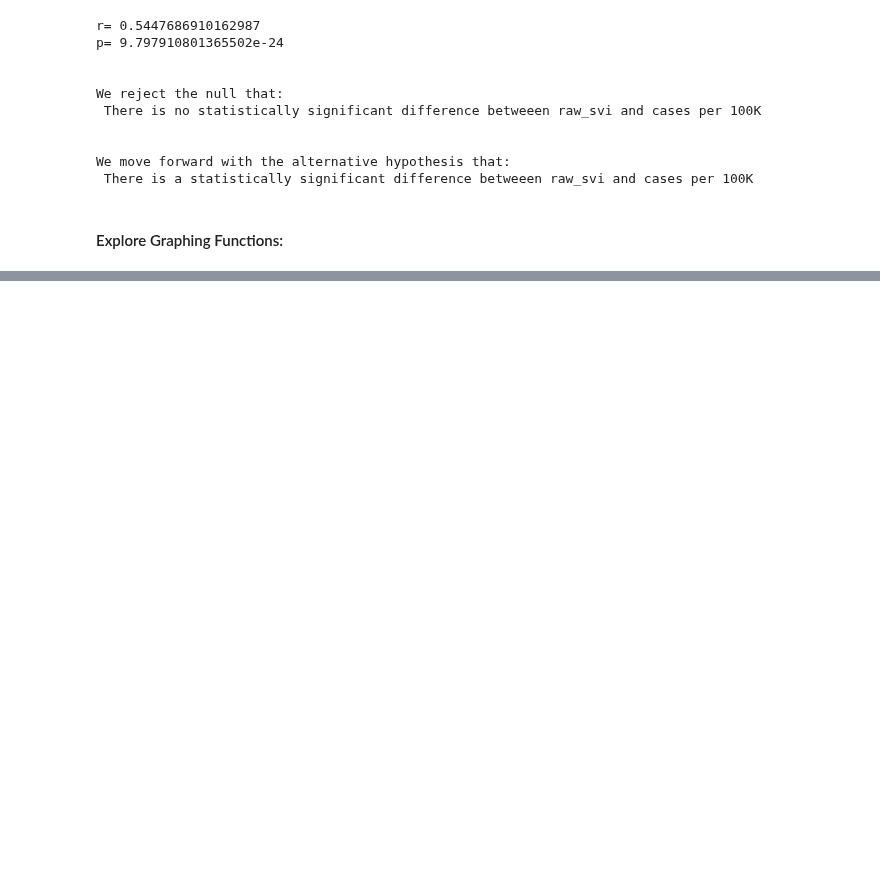
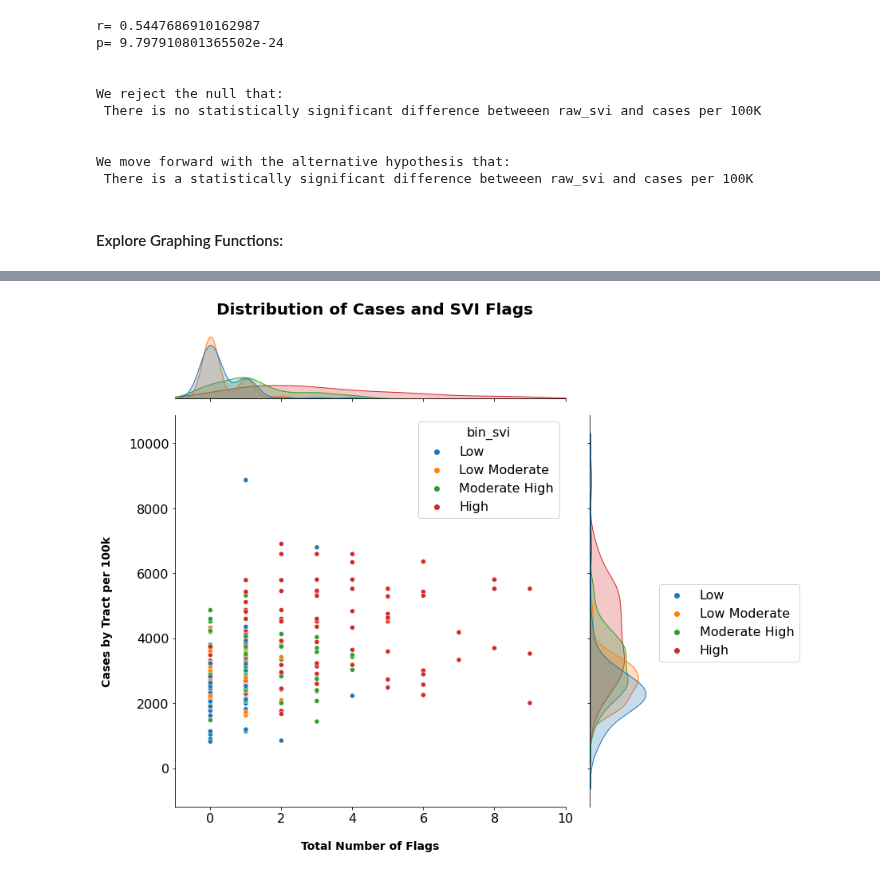
Before and after one commit to SVI-Capstone/svi_capstone, a Jupyter notebook: corey_notebook.ipynb, the cells around one changed output, grey strips where cells are left out. Cells and saved outputs as stored; diff of their text form; code cells hidden in the pictures; blank space fills up the shorter version.

```diff
--- a/corey_notebook.ipynb
+++ b/corey_notebook.ipynb
@@ -318,4 +310,23 @@ def joint_plot_flag(x,y,df,hue):
     plt.show()
+# %%
+ax2 = sns.jointplot(x = "all_flags_total",
+                    y = "tract_cases_per_100k",
+                    data = train_exp,
+                    hue = 'bin_svi',
+                    height = 10,
+                    space = 0,
+                    xlim =(-1,10),
+                    legend = True)
+#ax2.fig.legend(loc='center right', bbox_to_anchor=(1.25, 0.5), ncol=1)
+#ax2.legend_.remove()
+ax2.fig.legend(bbox_to_anchor=(1.25, 0.5), ncol=1)
+ax2.ax_joint.set_xlabel('Total Number of Flags', fontweight='bold', fontsize = 14,labelpad=20)
+ax2.ax_joint.set_ylabel('Cases by Tract per 100k', fontweight='bold', fontsize = 14,labelpad=20)
+ax2.fig.suptitle("Distribution of Cases and SVI Flags", fontweight='bold', fontsize = 20)
+ax2.fig.tight_layout()
+plt.show()
+# %% [output]
+[figure, added]
 # %%
 explore.joint_plot_flag("all_flags_total","tract_cases_per_100k",train_exp,'bin_svi')
 # %% [output]
```
Also changed, not shown: parts of 11 cells of this notebook.
